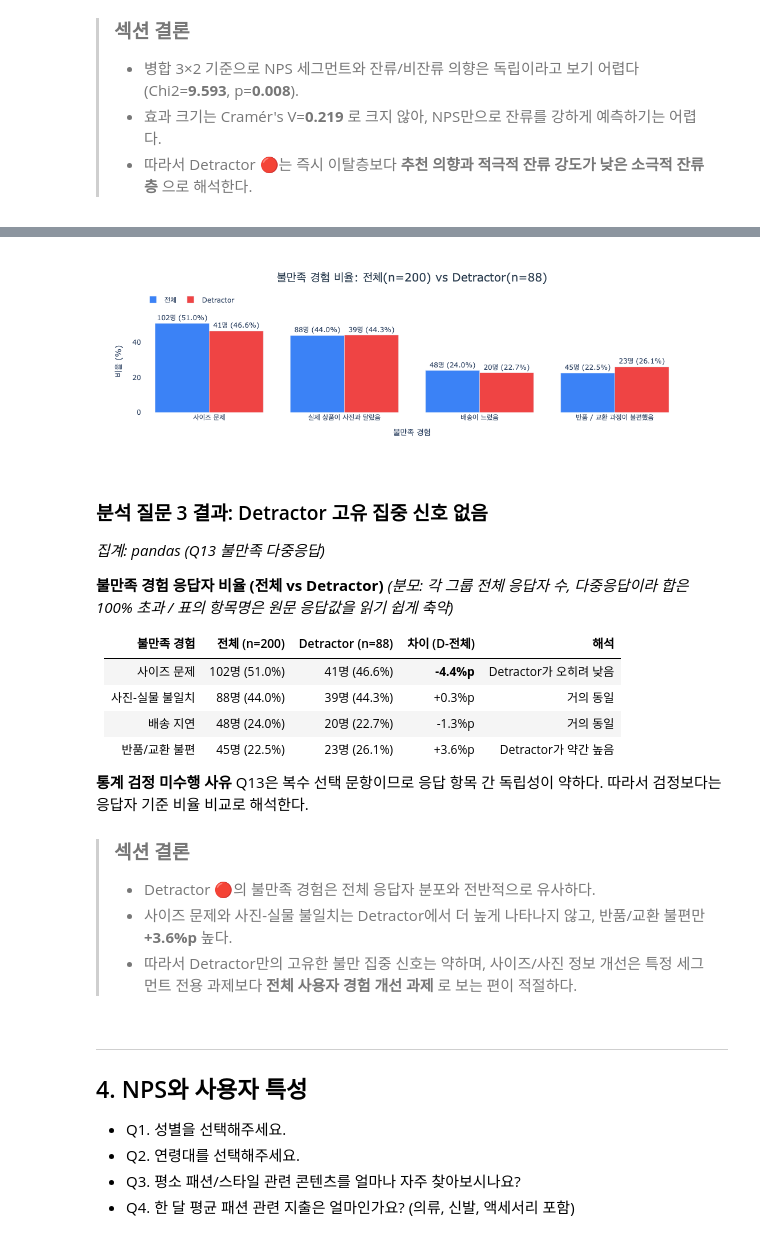
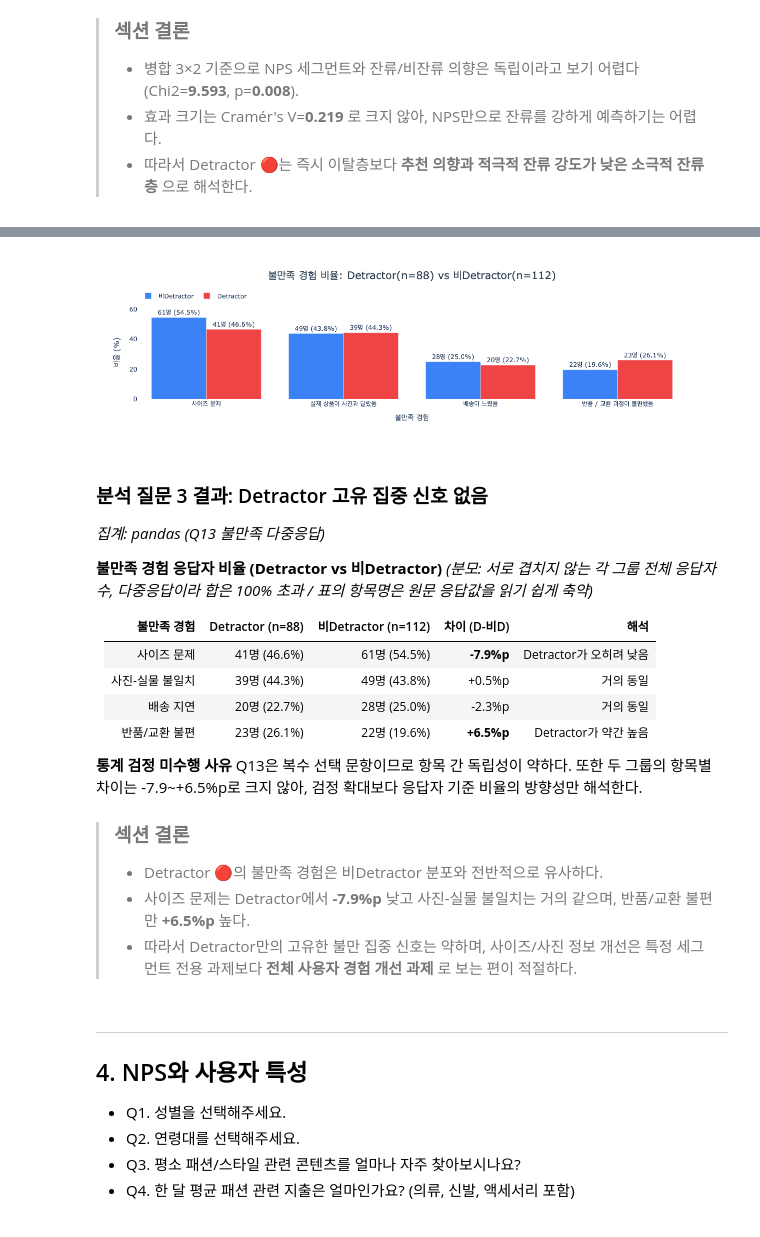
Before and after one commit to kth530/fashion_platform_analysis, a Jupyter notebook: notebooks/03_nps.ipynb, the cells around one changed output, grey strips where cells are left out. Cells and saved outputs as stored; diff of their text form; code cells hidden in the pictures.

```diff
--- a/notebooks/03_nps.ipynb
+++ b/notebooks/03_nps.ipynb
@@ -944,25 +944,25 @@ def explode_dis_count(sub):
         .rename(columns={'dissatisfaction': '불만족 경험', 'count': '응답자 수'})
     )
 
-# 분모: 세그먼트별 전체 응답자 수 (다중응답 표준 — 합이 100% 넘을 수 있음)
-n_all = len(df)
+# 분모: Detractor / 비Detractor 응답자 수 (서로 겹치지 않는 비교군)
 n_det = len(df[df['nps_segment'] == 'Detractor'])
+n_rest = len(df[df['nps_segment'] != 'Detractor'])
 
-dis_all = explode_dis_count(df).rename(columns={'응답자 수': '전체'})
 dis_det = explode_dis_count(df[df['nps_segment'] == 'Detractor']).rename(columns={'응답자 수': 'Detractor'})
+dis_rest = explode_dis_count(df[df['nps_segment'] != 'Detractor']).rename(columns={'응답자 수': '비Detractor'})
 
 dis_compare = (
-    dis_all
-    .merge(dis_det, on='불만족 경험', how='outer')
+    dis_det
+    .merge(dis_rest, on='불만족 경험', how='outer')
     .fillna(0)
     .assign(
-        전체_분모=n_all,
         Detractor_분모=n_det,
-        전체_pct=lambda x: (x['전체'] / x['전체_분모'] * 100).round(1),
+        비Detractor_분모=n_rest,
         Detractor_pct=lambda x: (x['Detractor'] / x['Detractor_분모'] * 100).round(1),
-        차이_pp=lambda x: (x['Detractor_pct'] - x['전체_pct']).round(1)
+        비Detractor_pct=lambda x: (x['비Detractor'] / x['비Detractor_분모'] * 100).round(1),
+        차이_pp=lambda x: (x['Detractor_pct'] - x['비Detractor_pct']).round(1)
     )
-    .sort_values('전체_pct', ascending=False)
+    .sort_values('비Detractor_pct', ascending=False)
 )
 dis_compare
 # %% [output]
@@ -974,53 +974,53 @@ dis_compare
 # %%
 fig = go.Figure()
 fig.add_trace(go.Bar(
-    name='전체',
+    name='비Detractor',
     x=dis_compare['불만족 경험'],
-    y=dis_compare['전체_pct'],
+    y=dis_compare['비Detractor_pct'],
     marker_color='#3B82F6',
-    text=[f"{int(n)}명 ({pct:.1f}%)" for n, pct in zip(dis_compare['전체'], dis_compare['전체_pct'])],
+    text=[f"{int(n)}명 ({pct:.1f}%)" for n, pct in zip(dis_compare['비Detractor'], dis_compare['비Detractor_pct'])],
     textposition='outside'
 ))
 fig.add_trace(go.Bar(
     name='Detractor',
     x=dis_compare['불만족 경험'],
     y=dis_compare['Detractor_pct'],
     marker_color='#EF4444',
     text=[f"{int(n)}명 ({pct:.1f}%)" for n, pct in zip(dis_compare['Detractor'], dis_compare['Detractor_pct'])],
     textposition='outside'
 ))
 fig.update_layout(
     barmode='group',
-    title=dict(text=f'불만족 경험 비율: 전체(n={n_all}) vs Detractor(n={n_det})', x=0.5, xanchor='center', font=dict(size=20, color='#2c3e50')),
+    title=dict(text=f'불만족 경험 비율: Detractor(n={n_det}) vs 비Detractor(n={n_rest})', x=0.5, xanchor='center', font=dict(size=20, color='#2c3e50')),
     xaxis_title='불만족 경험',
     yaxis_title='비율 (%)',
-    yaxis=dict(range=[0, max(dis_compare['전체_pct'].max(), dis_compare['Detractor_pct'].max()) * 1.15]),
+    yaxis=dict(range=[0, max(dis_compare['비Detractor_pct'].max(), dis_compare['Detractor_pct'].max()) * 1.15]),
     plot_bgcolor='white',
     legend=dict(orientation='h', yanchor='bottom', y=1.02)
 )
 fig.show()
 # %% [output]
-[figure, old version]
+[figure, new version]
 # %% [markdown]
 ### 분석 질문 3 결과: Detractor 고유 집중 신호 없음
 _집계: pandas (Q13 불만족 다중응답)_
 
 
-**불만족 경험 응답자 비율 (전체 vs Detractor)** _(분모: 각 그룹 전체 응답자 수, 다중응답이라 합은 100% 초과 / 표의 항목명은 원문 응답값을 읽기 쉽게 축약)_
+**불만족 경험 응답자 비율 (Detractor vs 비Detractor)** _(분모: 서로 겹치지 않는 각 그룹 전체 응답자 수, 다중응답이라 합은 100% 초과 / 표의 항목명은 원문 응답값을 읽기 쉽게 축약)_
 
-| 불만족 경험 | 전체 (n=200) | Detractor (n=88) | 차이 (D-전체) | 해석 |
+| 불만족 경험 | Detractor (n=88) | 비Detractor (n=112) | 차이 (D-비D) | 해석 |
 |-----------|------------|----------------|-------------|------|
-| 사이즈 문제 | 102명 (51.0%) | 41명 (46.6%) | **-4.4%p** | Detractor가 오히려 낮음 |
-| 사진-실물 불일치 | 88명 (44.0%) | 39명 (44.3%) | +0.3%p | 거의 동일 |
-| 배송 지연 | 48명 (24.0%) | 20명 (22.7%) | -1.3%p | 거의 동일 |
-| 반품/교환 불편 | 45명 (22.5%) | 23명 (26.1%) | +3.6%p | Detractor가 약간 높음 |
+| 사이즈 문제 | 41명 (46.6%) | 61명 (54.5%) | **-7.9%p** | Detractor가 오히려 낮음 |
+| 사진-실물 불일치 | 39명 (44.3%) | 49명 (43.8%) | +0.5%p | 거의 동일 |
+| 배송 지연 | 20명 (22.7%) | 28명 (25.0%) | -2.3%p | 거의 동일 |
+| 반품/교환 불편 | 23명 (26.1%) | 22명 (19.6%) | **+6.5%p** | Detractor가 약간 높음 |
 
 **통계 검정 미수행 사유**
-Q13은 복수 선택 문항이므로 응답 항목 간 독립성이 약하다. 따라서 검정보다는 응답자 기준 비율 비교로 해석한다.
+Q13은 복수 선택 문항이므로 항목 간 독립성이 약하다. 또한 두 그룹의 항목별 차이는 -7.9~+6.5%p로 크지 않아, 검정 확대보다 응답자 기준 비율의 방향성만 해석한다.
 
 > ### 섹션 결론
-> - Detractor 🔴의 불만족 경험은 전체 응답자 분포와 전반적으로 유사하다.
-> - 사이즈 문제와 사진-실물 불일치는 Detractor에서 더 높게 나타나지 않고, 반품/교환 불편만 **+3.6%p** 높다.
+> - Detractor 🔴의 불만족 경험은 비Detractor 분포와 전반적으로 유사하다.
+> - 사이즈 문제는 Detractor에서 **-7.9%p** 낮고 사진-실물 불일치는 거의 같으며, 반품/교환 불편만 **+6.5%p** 높다.
 > - 따라서 Detractor만의 고유한 불만 집중 신호는 약하며, 사이즈/사진 정보 개선은 특정 세그먼트 전용 과제보다 **전체 사용자 경험 개선 과제** 로 보는 편이 적절하다.
 # %% [markdown]
 ---
```
Also changed, not shown: parts of 3 cells of this notebook, 1 other file.
